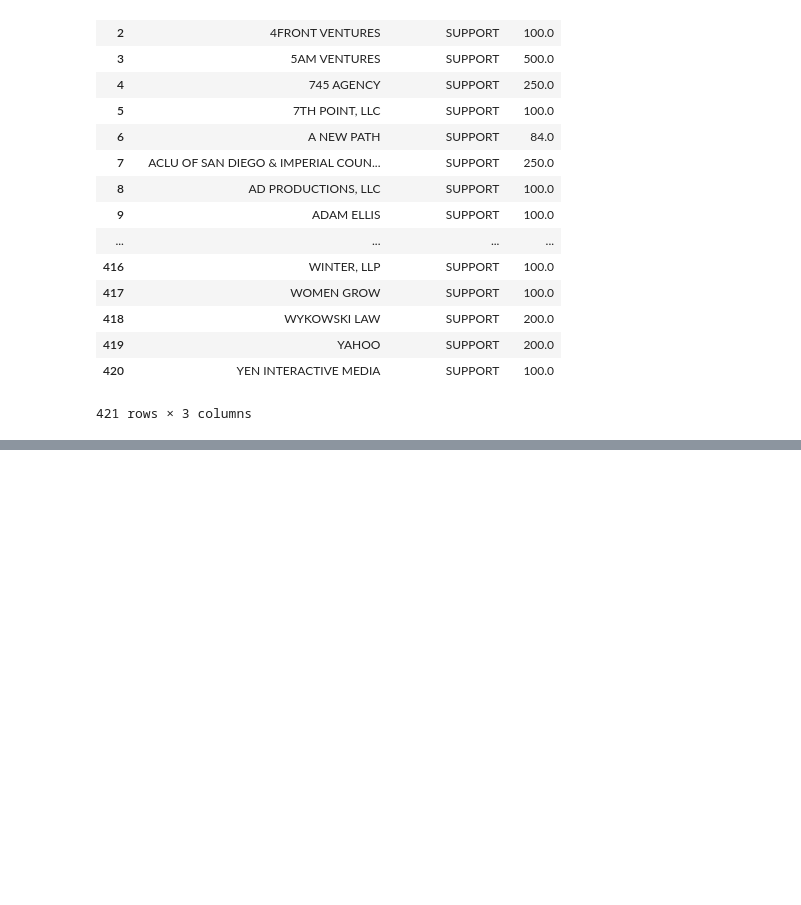
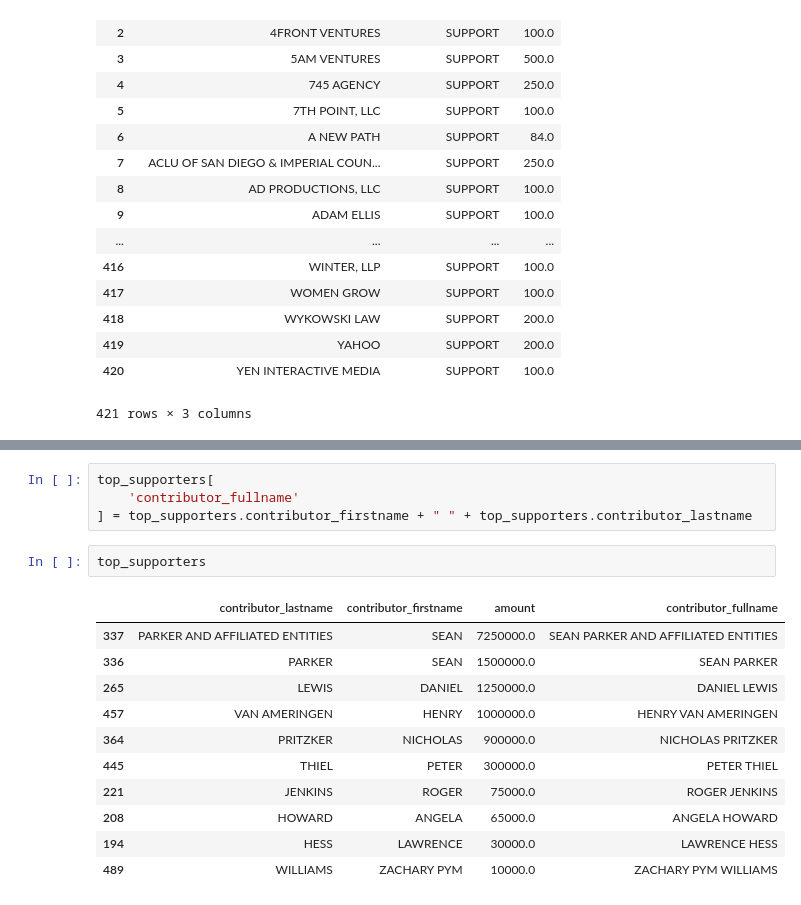
Before and after one commit to MauricioReyesCardozo/first-python-notebook, a Jupyter notebook: Untitled.ipynb, the cells around one changed output, grey strips where cells are left out. Saved outputs shown, nothing was run; the diff lists cells and outputs as text; blank space fills up the shorter version.

```diff
--- a/Untitled.ipynb
+++ b/Untitled.ipynb
@@ -418,0 +454,18 @@ AttributeError: ("'str' object has no attribute 'str'", u'occurred at index 0')
+# %%
+top_supporters[
+    'contributor_fullname'
+] = top_supporters.contributor_firstname + " " + top_supporters.contributor_lastname
+# %%
+top_supporters
+# %% [output]
+|  | contributor_lastname | contributor_firstname | amount | contributor_fullname |
+| 337 | PARKER AND AFFILIATED ENTITIES | SEAN | 7250000.0 | SEAN PARKER AND AFFILIATED ENTITIES |
+| 336 | PARKER | SEAN | 1500000.0 | SEAN PARKER |
+| 265 | LEWIS | DANIEL | 1250000.0 | DANIEL LEWIS |
+| 457 | VAN AMERINGEN | HENRY | 1000000.0 | HENRY VAN AMERINGEN |
+| 364 | PRITZKER | NICHOLAS | 900000.0 | NICHOLAS PRITZKER |
+| 445 | THIEL | PETER | 300000.0 | PETER THIEL |
+| 221 | JENKINS | ROGER | 75000.0 | ROGER JENKINS |
+| 208 | HOWARD | ANGELA | 65000.0 | ANGELA HOWARD |
+| 194 | HESS | LAWRENCE | 30000.0 | LAWRENCE HESS |
+| 489 | WILLIAMS | ZACHARY PYM | 10000.0 | ZACHARY PYM WILLIAMS |
```
Also changed, not shown: parts of 14 cells of this notebook, 2 other files.
